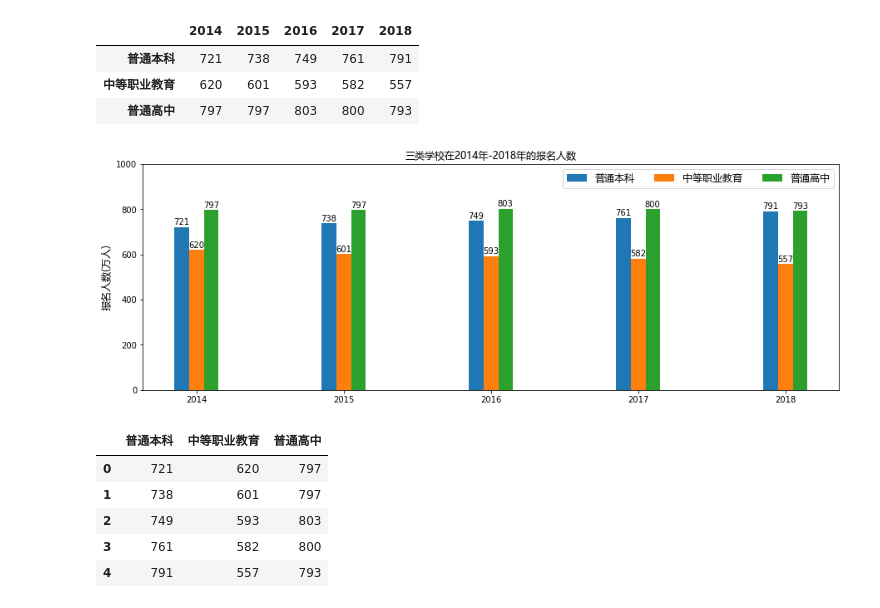
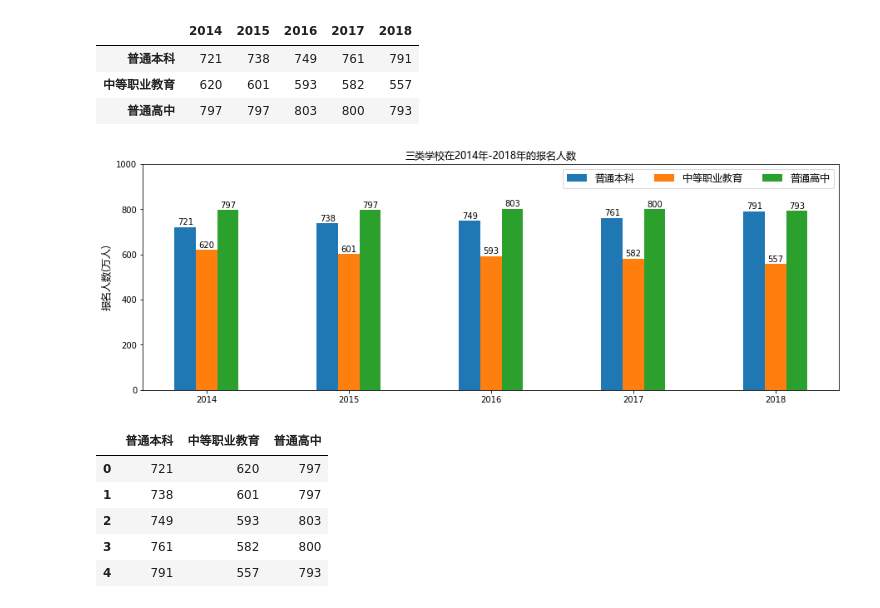
Before and after one commit to ruiliulin/llrshuju, a Jupyter notebook: Matplotlib/Matplotlib-条形图作业.ipynb, the cells around one changed output. Cells and saved outputs as stored; diff of their text form; code cells hidden in the pictures.

```diff
--- a/Matplotlib/Matplotlib-条形图作业.ipynb
+++ b/Matplotlib/Matplotlib-条形图作业.ipynb
@@ -37,26 +37,26 @@ data_df
 # %%
 plt.figure(figsize=(15, 5))
 
 xticks = data_df.columns
-bar_w = 0.1
+bar_w = 0.15
 
 for i in range(3):
     x = xticks+(-1+i)*bar_w
     y = data_df.iloc[i]
     plt.bar(x, y, width=bar_w, label=data_df.index[i])
     for k, v in zip(x, y):
         plt.annotate('%d' % v, xy=(k, v), xytext=(k-0.055, v+10))
 
 plt.yticks(range(0, 1100, 200), range(0, 1100, 200))
 plt.ylabel("报名人数(万人)", fontproperties=font)
 
 plt.legend(prop=font, ncol=3)
 
 plt.title("三类学校在2014年-2018年的报名人数", fontproperties=font)
 
 plt.show()
 # %% [output]
-[figure, old version]
+[figure, new version]
 # %%
 # 参考答案
 import matplotlib.pyplot as plt
```
Also changed, not shown: 8 other files.
